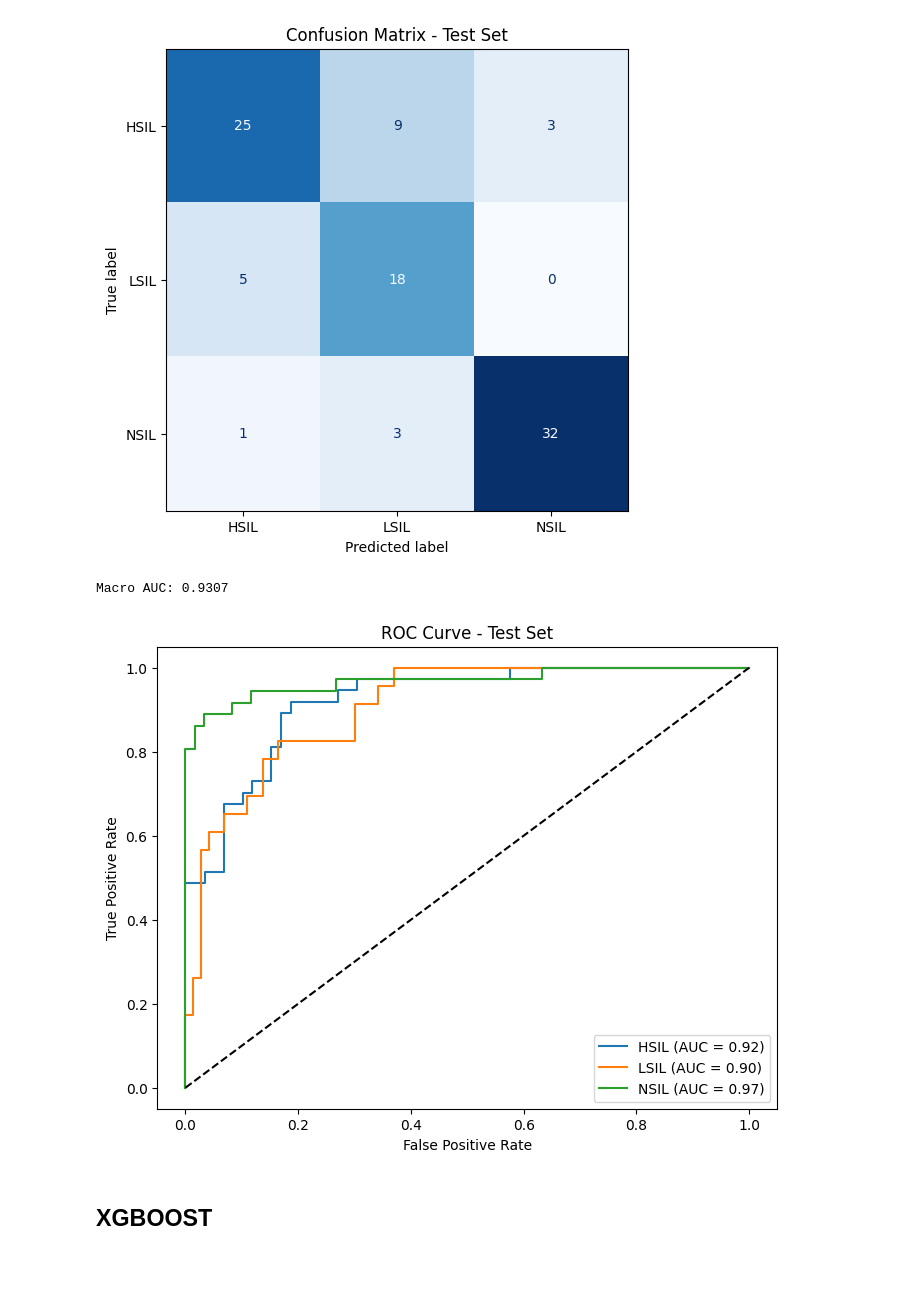
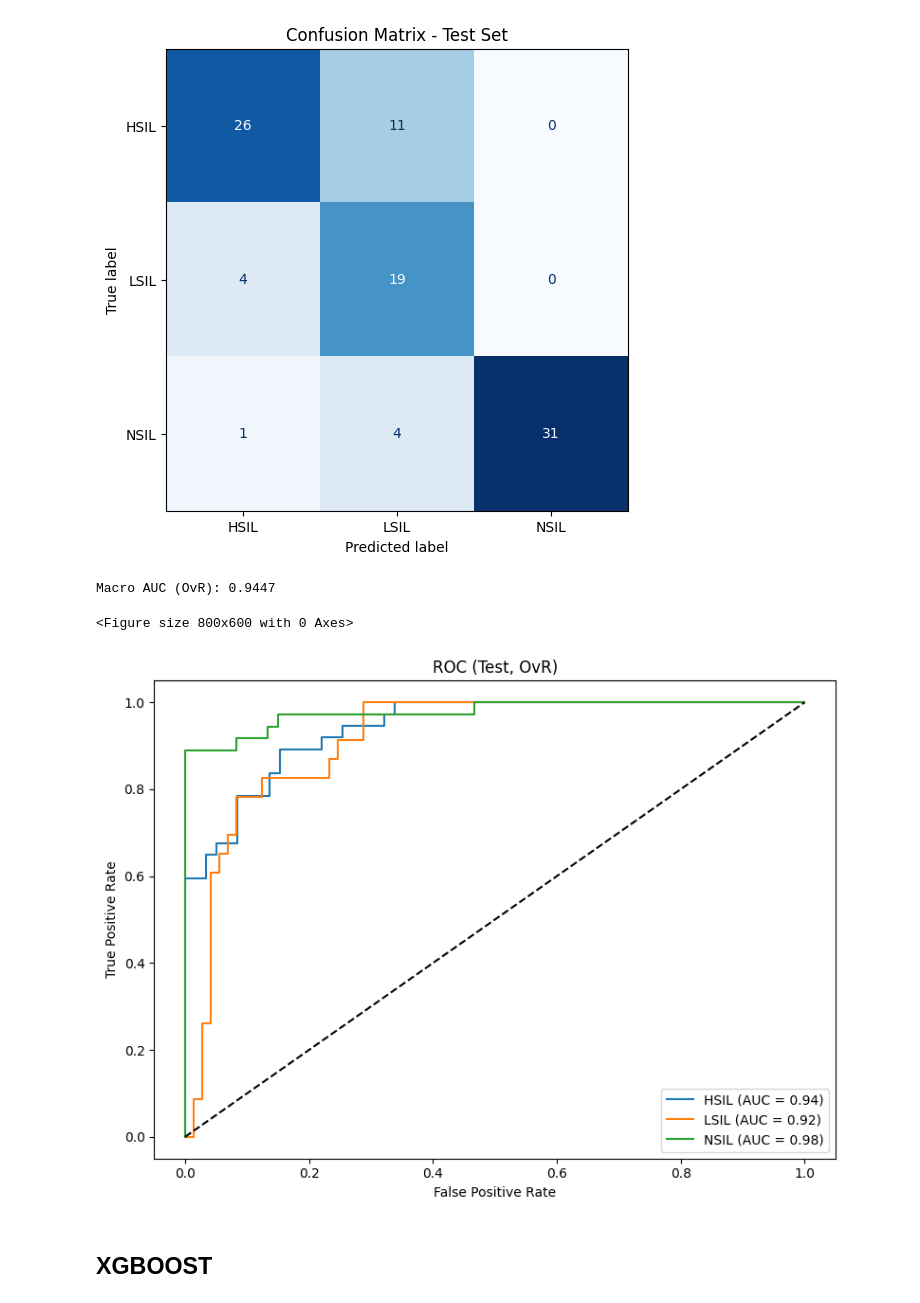
Before and after one commit to aleksandra0014/system-analizy-cytologicznej, a Jupyter notebook: segmentation/classificators_learning.ipynb, the cells around one changed output. Cells and saved outputs as stored; diff of their text form; code cells hidden in the pictures; blank space fills up the shorter version.

```diff
--- a/segmentation/classificators_learning.ipynb
+++ b/segmentation/classificators_learning.ipynb
@@ -284,10 +116,0 @@ Name: count, dtype: int64
-# %%
-from sklearn.preprocessing import LabelEncoder
-import joblib
-
-le = LabelEncoder()
-
-y_resampled_train = le.fit_transform(y_resampled_train)
-y_test  = le.transform(y_test)
-
-joblib.dump(le, "label_encoder.pkl")
@@ -443,9 +295,9 @@ def predict(model, label_encoder, input_features, scaler):
 
     return predicted_class
 # %%
-model_class = joblib.load(r"C:\Users\aleks\OneDrive\Documents\inzynierka\segmentation\best_model_XGBoost2.pkl")
-label_encoder = joblib.load("label_encoder.pkl")
-scaler = joblib.load("scaler.pkl")
+classifier = joblib.load(r"C:\Users\aleks\OneDrive\Documents\inzynierka\segmentation\models\best_model_LightGBM3.pkl")
+label_encoder = classifier["label_encoder"]
+pipe = classifier["model"]
 # %%
 pil_image, input_tensor = preprocess_image(r'C:\Users\aleks\OneDrive\Documents\inzynierka\data\data_single_cropped3\test\LSIL\1b_1_aug0.png')
 predicted_masks = predict_masks(model, input_tensor, device, threshold_nuclei=0.2, threshold_cell=0.5)
@@ -538,20 +382,22 @@ def plot_confusion_matrix(y_true, y_pred, classes, title="Confusion Matrix"):
 # %% [markdown]
 ## NN
 # %%
-model_class = joblib.load(r"C:\Users\aleks\OneDrive\Documents\inzynierka\segmentation\best_model_NeuralNet2.pkl")
+model_class = joblib.load(r"C:\Users\aleks\OneDrive\Documents\inzynierka\segmentation\models\best_model_NeuralNet3.pkl")
 # %%
-y_test_pred = model_class.predict(X_scaled_test)
-label_encoder = joblib.load("label_encoder.pkl")
+y_test_pred = model_class["model"].predict(X_test)
+y_test_pred = le.inverse_transform(y_test_pred)
+label_encoder = model_class["label_encoder"]
 classes = list(label_encoder.classes_)
 # %%
 plot_confusion_matrix(y_test, y_test_pred, classes, title="Confusion Matrix - Test Set")
 # %% [output]
 [figure]
 # %%
-plot_multiclass_roc(y_test, model_class.predict_proba(X_scaled_test), classes, title="ROC Curve - Test Set")
+plot_multiclass_roc(model_class['model'], model_class["label_encoder"], classes, X_test, y_test, title="ROC (Test, OvR)")
 # %% [output]
-Macro AUC: 0.9307
+Macro AUC (OvR): 0.9447
+<Figure size 800x600 with 0 Axes>
-[figure, old version]
+[figure, new version]
 # %% [markdown]
 ## XGBOOST
 # %%
```
Also changed, not shown: parts of 65 cells of this notebook, 12 other files.
